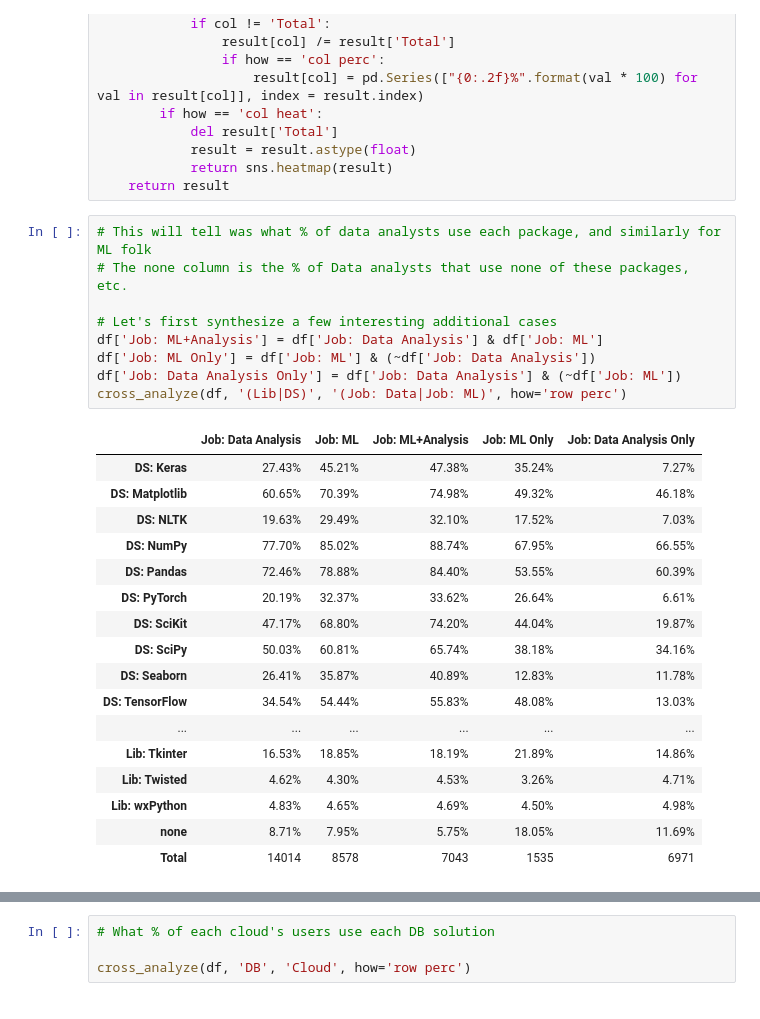
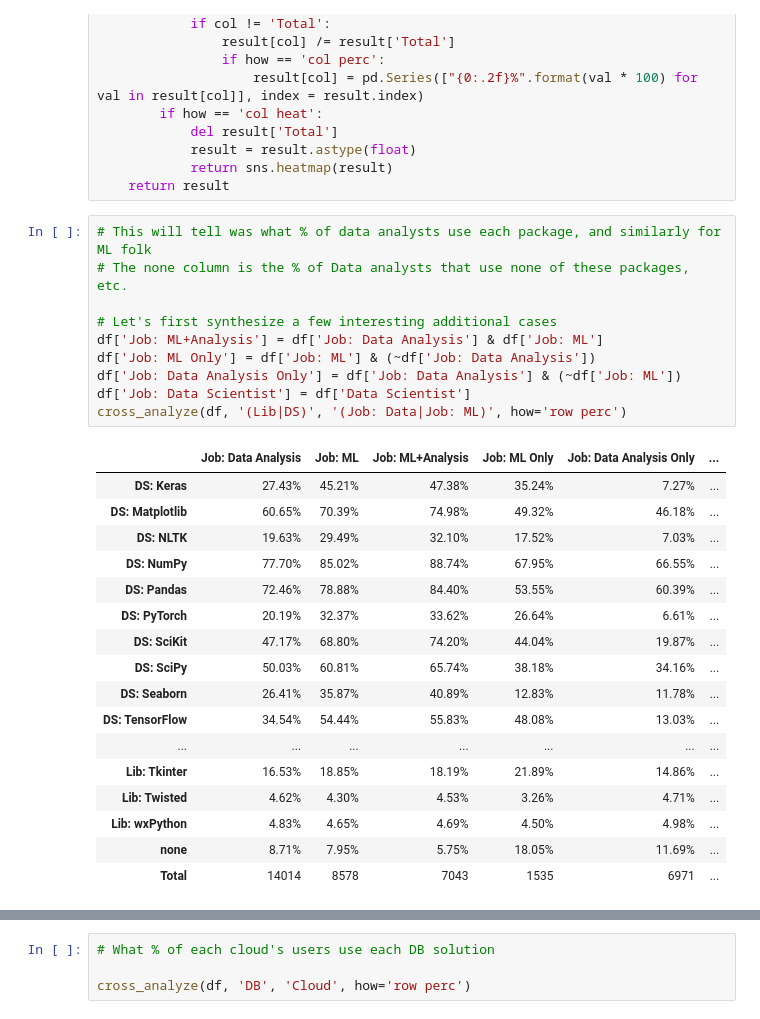
Before and after one commit to gramster/notebooks, a Jupyter notebook: Python Survey Analysis.ipynb, the cells around one changed output, grey strips where cells are left out. Saved outputs shown, nothing was run; the diff lists cells and outputs as text.

Commit message:
Add synthetic 'Job: Data Scientist' column.

```diff
--- a/Python Survey Analysis.ipynb
+++ b/Python Survey Analysis.ipynb
@@ -442,30 +442,31 @@ def cross_analyze(df, cohort1, cohort2, how=None):
 # %%
 # This will tell was what % of data analysts use each package, and similarly for ML folk
 # The none column is the % of Data analysts that use none of these packages, etc.
 
 # Let's first synthesize a few interesting additional cases
 df['Job: ML+Analysis'] = df['Job: Data Analysis'] & df['Job: ML']
 df['Job: ML Only'] = df['Job: ML'] & (~df['Job: Data Analysis'])
 df['Job: Data Analysis Only'] = df['Job: Data Analysis'] & (~df['Job: ML'])
+df['Job: Data Scientist'] = df['Data Scientist']
 cross_analyze(df, '(Lib|DS)', '(Job: Data|Job: ML)', how='row perc')
 # %% [output]
-|  | Job: Data Analysis | Job: ML | Job: ML+Analysis | Job: ML Only | Job: Data Analysis Only |
-| DS: Keras | 27.43% | 45.21% | 47.38% | 35.24% | 7.27% |
-| DS: Matplotlib | 60.65% | 70.39% | 74.98% | 49.32% | 46.18% |
-| DS: NLTK | 19.63% | 29.49% | 32.10% | 17.52% | 7.03% |
-| DS: NumPy | 77.70% | 85.02% | 88.74% | 67.95% | 66.55% |
-| DS: Pandas | 72.46% | 78.88% | 84.40% | 53.55% | 60.39% |
-| DS: PyTorch | 20.19% | 32.37% | 33.62% | 26.64% | 6.61% |
-| DS: SciKit | 47.17% | 68.80% | 74.20% | 44.04% | 19.87% |
-| DS: SciPy | 50.03% | 60.81% | 65.74% | 38.18% | 34.16% |
-| DS: Seaborn | 26.41% | 35.87% | 40.89% | 12.83% | 11.78% |
-| DS: TensorFlow | 34.54% | 54.44% | 55.83% | 48.08% | 13.03% |
-| ... | ... | ... | ... | ... | ... |
-| Lib: Tkinter | 16.53% | 18.85% | 18.19% | 21.89% | 14.86% |
-| Lib: Twisted | 4.62% | 4.30% | 4.53% | 3.26% | 4.71% |
-| Lib: wxPython | 4.83% | 4.65% | 4.69% | 4.50% | 4.98% |
-| none | 8.71% | 7.95% | 5.75% | 18.05% | 11.69% |
-| Total | 14014 | 8578 | 7043 | 1535 | 6971 |
+|  | Job: Data Analysis | Job: ML | Job: ML+Analysis | Job: ML Only | Job: Data Analysis Only | ... |
+| DS: Keras | 27.43% | 45.21% | 47.38% | 35.24% | 7.27% | ... |
+| DS: Matplotlib | 60.65% | 70.39% | 74.98% | 49.32% | 46.18% | ... |
+| DS: NLTK | 19.63% | 29.49% | 32.10% | 17.52% | 7.03% | ... |
+| DS: NumPy | 77.70% | 85.02% | 88.74% | 67.95% | 66.55% | ... |
+| DS: Pandas | 72.46% | 78.88% | 84.40% | 53.55% | 60.39% | ... |
+| DS: PyTorch | 20.19% | 32.37% | 33.62% | 26.64% | 6.61% | ... |
+| DS: SciKit | 47.17% | 68.80% | 74.20% | 44.04% | 19.87% | ... |
+| DS: SciPy | 50.03% | 60.81% | 65.74% | 38.18% | 34.16% | ... |
+| DS: Seaborn | 26.41% | 35.87% | 40.89% | 12.83% | 11.78% | ... |
+| DS: TensorFlow | 34.54% | 54.44% | 55.83% | 48.08% | 13.03% | ... |
+| ... | ... | ... | ... | ... | ... | ... |
+| Lib: Tkinter | 16.53% | 18.85% | 18.19% | 21.89% | 14.86% | ... |
+| Lib: Twisted | 4.62% | 4.30% | 4.53% | 3.26% | 4.71% | ... |
+| Lib: wxPython | 4.83% | 4.65% | 4.69% | 4.50% | 4.98% | ... |
+| none | 8.71% | 7.95% | 5.75% | 18.05% | 11.69% | ... |
+| Total | 14014 | 8578 | 7043 | 1535 | 6971 | ... |
 # %%
 # This will tell us, for each library's users, what % identify as data analysts, and similarly for ML folk
 # The 'none' column is the % of people who use the package that identify as neither data analyst nor ML person.
```
Also changed, not shown: parts of 1 cell of this notebook.
